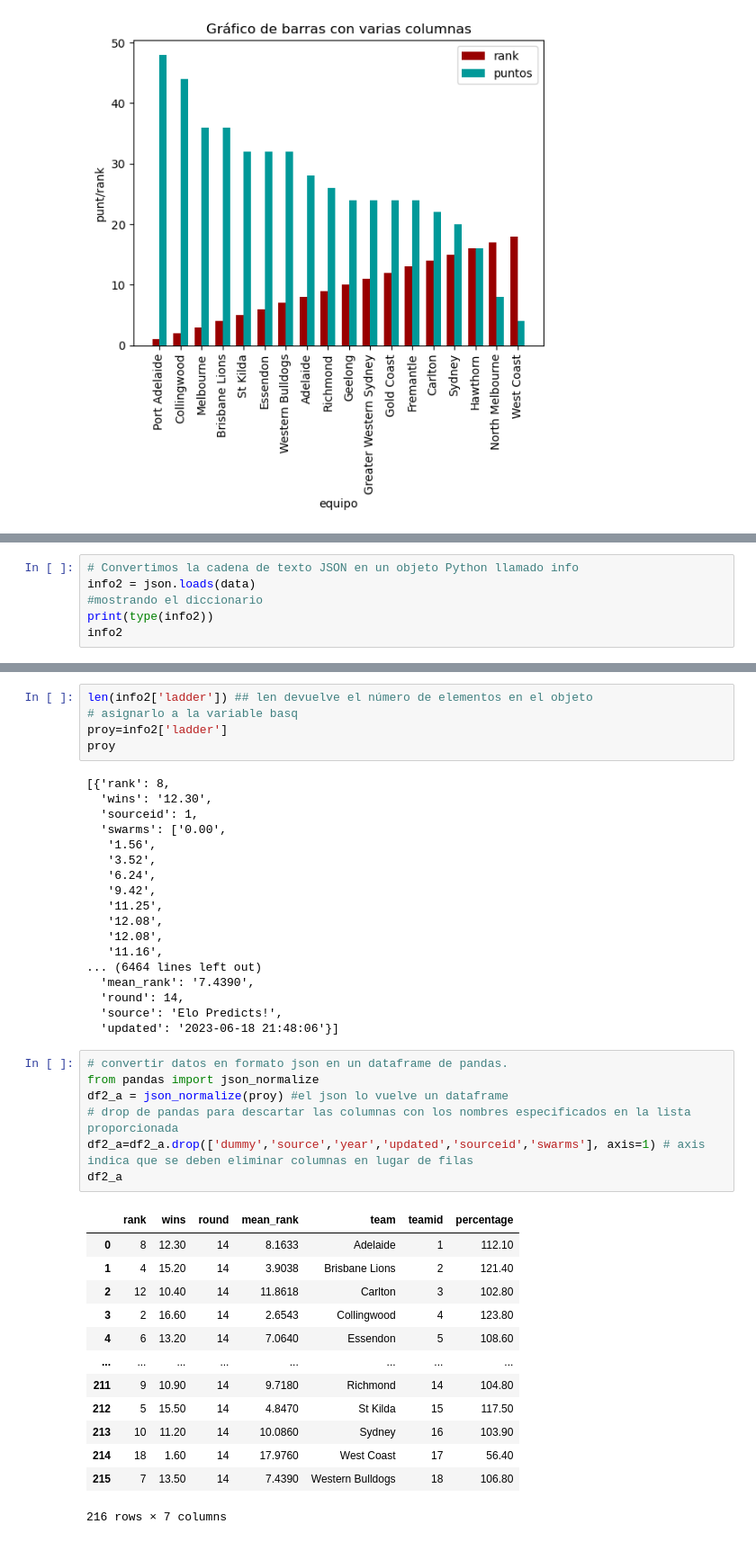
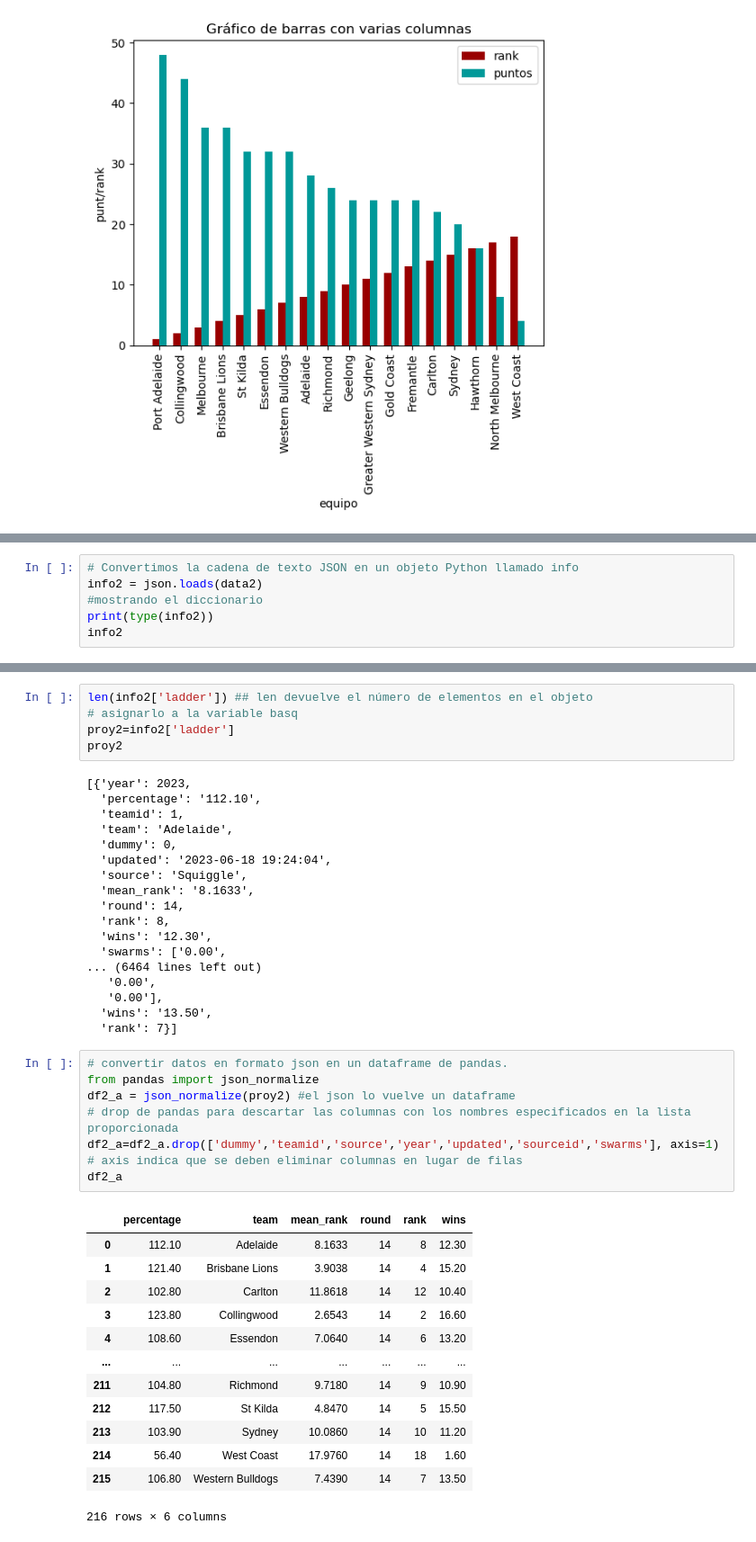
Before and after one commit to alexferjr/API, a Jupyter notebook: api.ipynb, the cells around one changed output, grey strips where cells are left out. Shown at 90% size. Saved outputs shown, nothing was run; the diff lists cells and outputs as text.

```diff
--- a/api.ipynb
+++ b/api.ipynb
@@ -226,6 +248,6 @@ data2
 # %%
 # Convertimos la cadena de texto JSON en un objeto Python llamado info
-info2 = json.loads(data)
+info2 = json.loads(data2)
 #mostrando el diccionario
 print(type(info2))
 info2
@@ -251,46 +273,46 @@ info2
 # %%
 len(info2['ladder']) ## len devuelve el número de elementos en el objeto
 # asignarlo a la variable basq
-proy=info2['ladder']
-proy
+proy2=info2['ladder']
+proy2
 # %% [output]
-[{'rank': 8,
+[{'year': 2023,
+  'percentage': '112.10',
+  'teamid': 1,
+  'team': 'Adelaide',
+  'dummy': 0,
+  'updated': '2023-06-18 19:24:04',
+  'source': 'Squiggle',
+  'mean_rank': '8.1633',
+  'round': 14,
+  'rank': 8,
   'wins': '12.30',
-  'sourceid': 1,
   'swarms': ['0.00',
-   '1.56',
-   '3.52',
-   '6.24',
-   '9.42',
-   '11.25',
-   '12.08',
-   '12.08',
-   '11.16',
 ... (6464 lines left out)
-  'mean_rank': '7.4390',
-  'round': 14,
-  'source': 'Elo Predicts!',
-  'updated': '2023-06-18 21:48:06'}]
+   '0.00',
+   '0.00'],
+  'wins': '13.50',
+  'rank': 7}]
 # %%
 # convertir datos en formato json en un dataframe de pandas.
 from pandas import json_normalize
-df2_a = json_normalize(proy) #el json lo vuelve un dataframe
+df2_a = json_normalize(proy2) #el json lo vuelve un dataframe
 # drop de pandas para descartar las columnas con los nombres especificados en la lista proporcionada
-df2_a=df2_a.drop(['dummy','source','year','updated','sourceid','swarms'], axis=1) # axis indica que se deben eliminar columnas en lugar de filas
+df2_a=df2_a.drop(['dummy','teamid','source','year','updated','sourceid','swarms'], axis=1) # axis indica que se deben eliminar columnas en lugar de filas
 df2_a
 # %% [output]
-|  | rank | wins | round | mean_rank | team | teamid | percentage |
-| 0 | 8 | 12.30 | 14 | 8.1633 | Adelaide | 1 | 112.10 |
-| 1 | 4 | 15.20 | 14 | 3.9038 | Brisbane Lions | 2 | 121.40 |
-| 2 | 12 | 10.40 | 14 | 11.8618 | Carlton | 3 | 102.80 |
-| 3 | 2 | 16.60 | 14 | 2.6543 | Collingwood | 4 | 123.80 |
-| 4 | 6 | 13.20 | 14 | 7.0640 | Essendon | 5 | 108.60 |
-| ... | ... | ... | ... | ... | ... | ... | ... |
-| 211 | 9 | 10.90 | 14 | 9.7180 | Richmond | 14 | 104.80 |
-| 212 | 5 | 15.50 | 14 | 4.8470 | St Kilda | 15 | 117.50 |
-| 213 | 10 | 11.20 | 14 | 10.0860 | Sydney | 16 | 103.90 |
-| 214 | 18 | 1.60 | 14 | 17.9760 | West Coast | 17 | 56.40 |
-| 215 | 7 | 13.50 | 14 | 7.4390 | Western Bulldogs | 18 | 106.80 |
+|  | percentage | team | mean_rank | round | rank | wins |
+| 0 | 112.10 | Adelaide | 8.1633 | 14 | 8 | 12.30 |
+| 1 | 121.40 | Brisbane Lions | 3.9038 | 14 | 4 | 15.20 |
+| 2 | 102.80 | Carlton | 11.8618 | 14 | 12 | 10.40 |
+| 3 | 123.80 | Collingwood | 2.6543 | 14 | 2 | 16.60 |
+| 4 | 108.60 | Essendon | 7.0640 | 14 | 6 | 13.20 |
+| ... | ... | ... | ... | ... | ... | ... |
+| 211 | 104.80 | Richmond | 9.7180 | 14 | 9 | 10.90 |
+| 212 | 117.50 | St Kilda | 4.8470 | 14 | 5 | 15.50 |
+| 213 | 103.90 | Sydney | 10.0860 | 14 | 10 | 11.20 |
+| 214 | 56.40 | West Coast | 17.9760 | 14 | 18 | 1.60 |
+| 215 | 106.80 | Western Bulldogs | 7.4390 | 14 | 7 | 13.50 |
-216 rows × 7 columns
+216 rows × 6 columns
 # %%
 #renombrado de columnas para mejor comprensión
```
Also changed, not shown: parts of 12 cells of this notebook.
